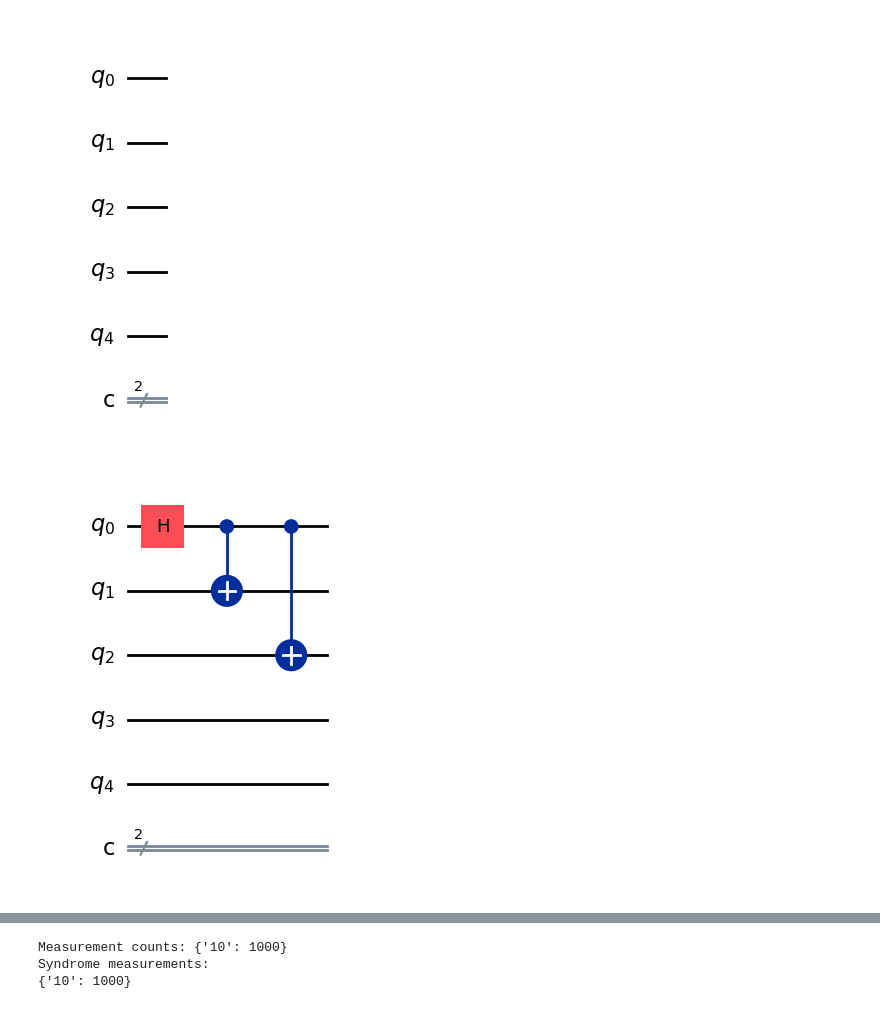
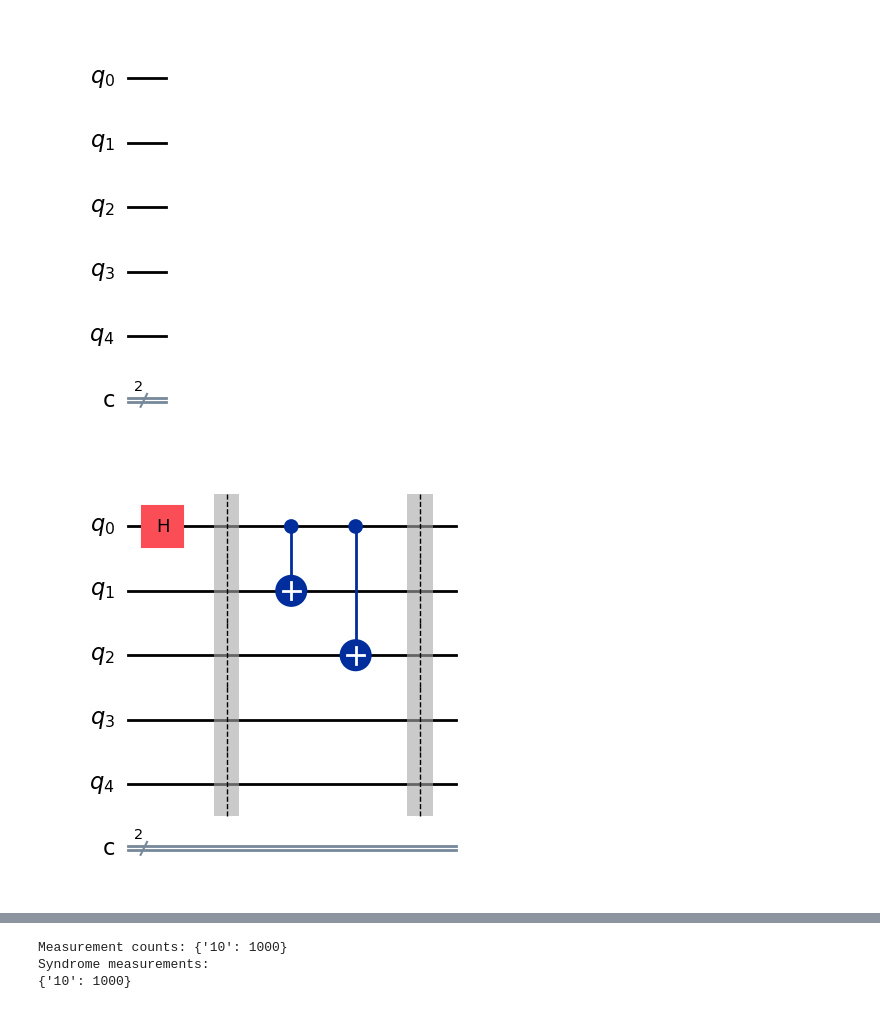
Before and after one commit to Das-Soumen-CS/2025BSZ8209, a Jupyter notebook: EEC_5bit_3_Data_2_ancilla.ipynb, the cells around one changed output, grey strips where cells are left out. Saved outputs shown, nothing was run; the diff lists cells and outputs as text; code cells hidden in the pictures.

```diff
--- a/EEC_5bit_3_Data_2_ancilla.ipynb
+++ b/EEC_5bit_3_Data_2_ancilla.ipynb
@@ -11,11 +11,13 @@ qc.draw(output="mpl")
 # %%
 # Step 1: Encoding (|+⟩ logical state)
 qc.h(0)        # Put logical qubit in |+⟩ = (|0⟩ + |1⟩)/√2
+qc.barrier()
 qc.cx(0, 1)    # Encode
 qc.cx(0, 2)
+qc.barrier()
 qc.draw(output="mpl")
 # %% [output]
-[figure, old version]
+[figure, new version]
 # %%
 # Step 2: Inject error (bit-flip on qubit 2, for example)
 qc.x(2)
```
Also changed, not shown: parts of 7 cells of this notebook, 1 other file.
